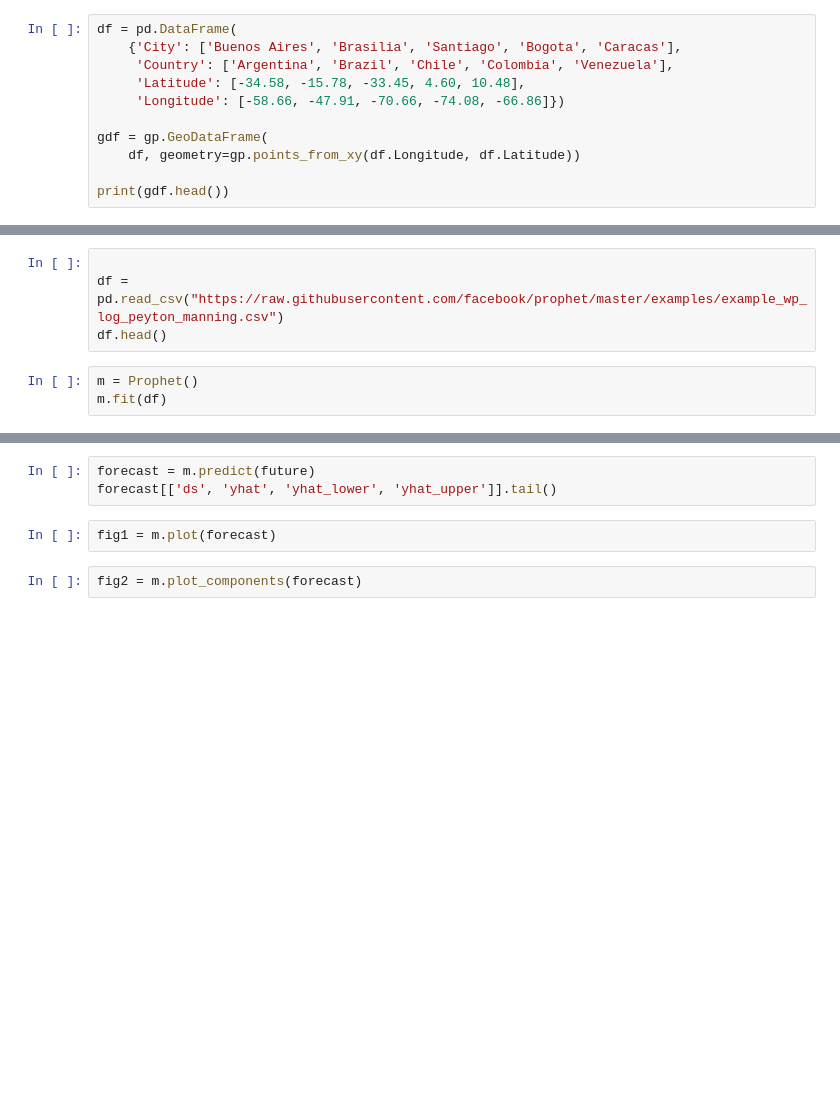
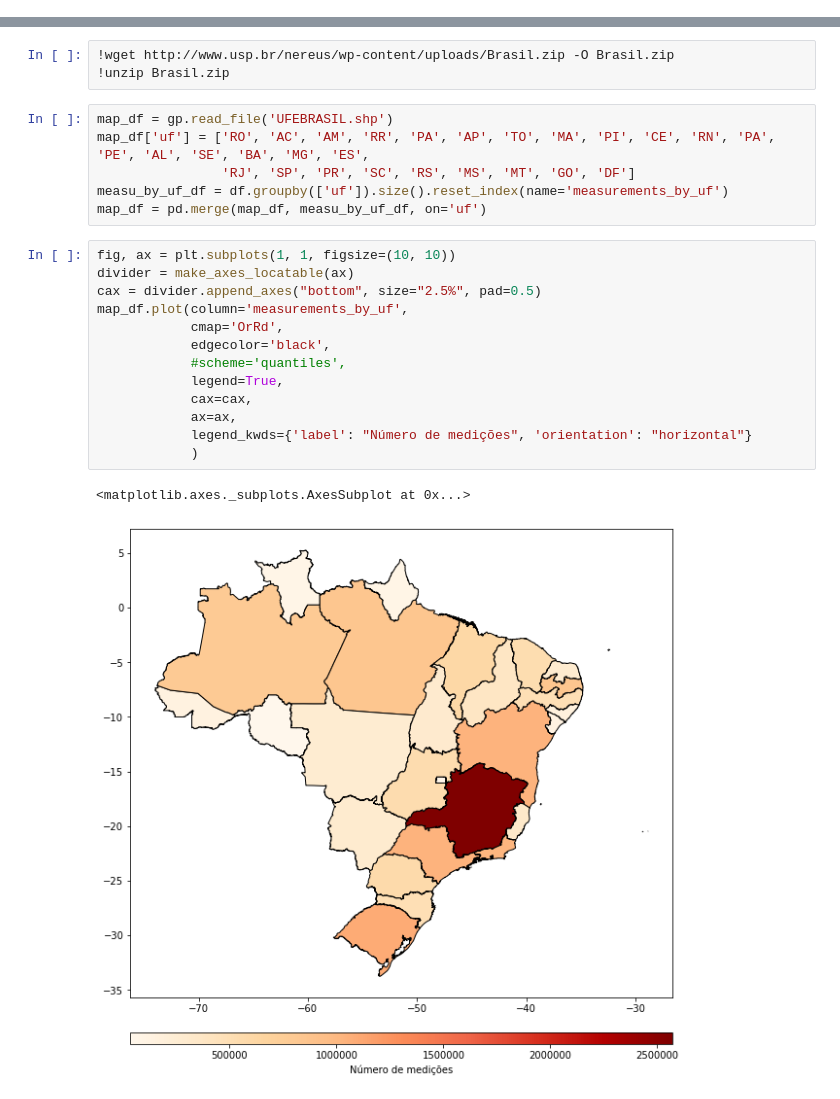
Before and after one commit to andrefellipe/ccd, a Jupyter notebook: maps.ipynb, the cells around one changed output, grey strips where cells are left out. Cells and saved outputs as stored; diff of their text form; blank space fills up the shorter version.

Commit message:
Adicionando leitura dos arquivos .csv e mapa da quantidade de medições existentes por estado

```diff
--- a/maps.ipynb
+++ b/maps.ipynb
@@ -95,11 +51,0 @@ print("Velocidade do Vento (%): ", nan_ws.round())
-# %%
-df = pd.DataFrame(
-    {'City': ['Buenos Aires', 'Brasilia', 'Santiago', 'Bogota', 'Caracas'],
-     'Country': ['Argentina', 'Brazil', 'Chile', 'Colombia', 'Venezuela'],
-     'Latitude': [-34.58, -15.78, -33.45, 4.60, 10.48],
-     'Longitude': [-58.66, -47.91, -70.66, -74.08, -66.86]})
-
-gdf = gp.GeoDataFrame(
-    df, geometry=gp.points_from_xy(df.Longitude, df.Latitude))
-
-print(gdf.head())
@@ -117,7 +51,0 @@ plt.show()
-# %%
-
-df = pd.read_csv("https://raw.githubusercontent.com/facebook/prophet/master/examples/example_wp_log_peyton_manning.csv")
-df.head()
-# %%
-m = Prophet()
-m.fit(df)
@@ -127,7 +52,25 @@ future.tail()
-# %%
-forecast = m.predict(future)
-forecast[['ds', 'yhat', 'yhat_lower', 'yhat_upper']].tail()
-# %%
-fig1 = m.plot(forecast)
-# %%
-fig2 = m.plot_components(forecast)
+# %%
+!wget http://www.usp.br/nereus/wp-content/uploads/Brasil.zip -O Brasil.zip
+!unzip Brasil.zip
+# %%
+map_df = gp.read_file('UFEBRASIL.shp')
+map_df['uf'] = ['RO', 'AC', 'AM', 'RR', 'PA', 'AP', 'TO', 'MA', 'PI', 'CE', 'RN', 'PA', 'PE', 'AL', 'SE', 'BA', 'MG', 'ES',
+                'RJ', 'SP', 'PR', 'SC', 'RS', 'MS', 'MT', 'GO', 'DF']
+measu_by_uf_df = df.groupby(['uf']).size().reset_index(name='measurements_by_uf')
+map_df = pd.merge(map_df, measu_by_uf_df, on='uf')
+# %%
+fig, ax = plt.subplots(1, 1, figsize=(10, 10))
+divider = make_axes_locatable(ax)
+cax = divider.append_axes("bottom", size="2.5%", pad=0.5)
+map_df.plot(column='measurements_by_uf',
+            cmap='OrRd',
+            edgecolor='black',
+            #scheme='quantiles',
+            legend=True,
+            cax=cax,
+            ax=ax,
+            legend_kwds={'label': "Número de medições", 'orientation': "horizontal"}
+            )
+# %% [output]
+<matplotlib.axes._subplots.AxesSubplot at 0x...>
+[figure, added]
```
Also changed, not shown: parts of 23 cells of this notebook.
